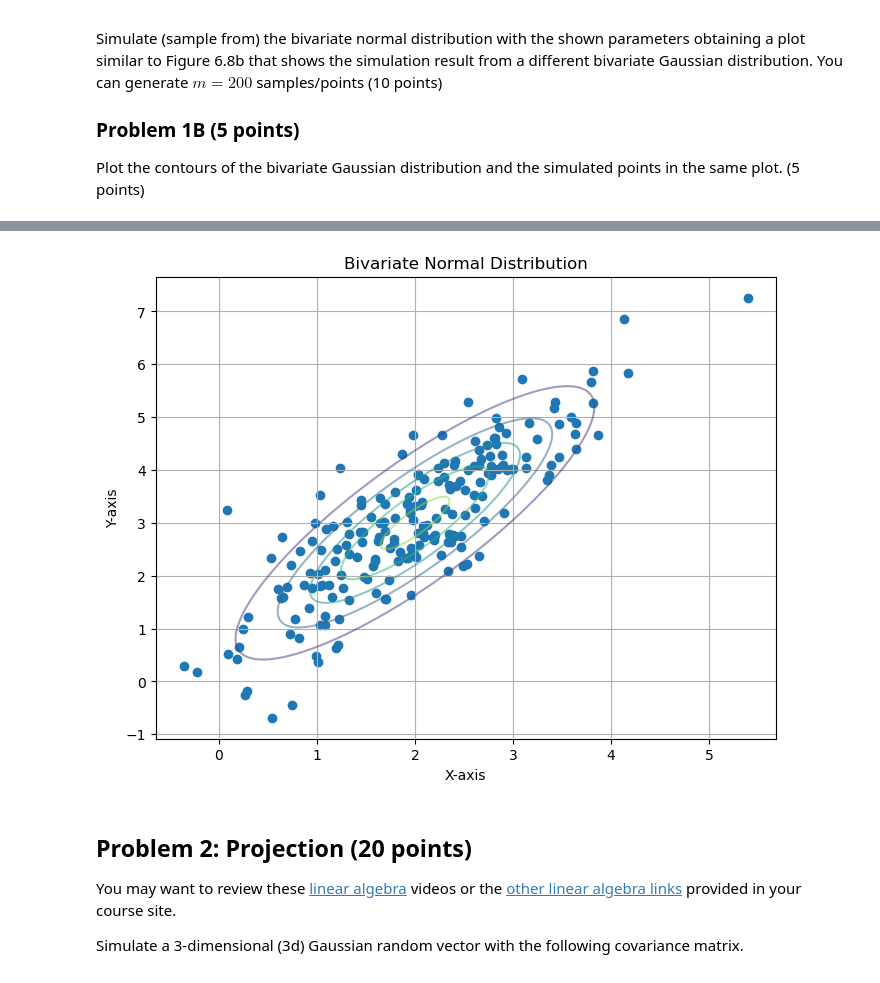
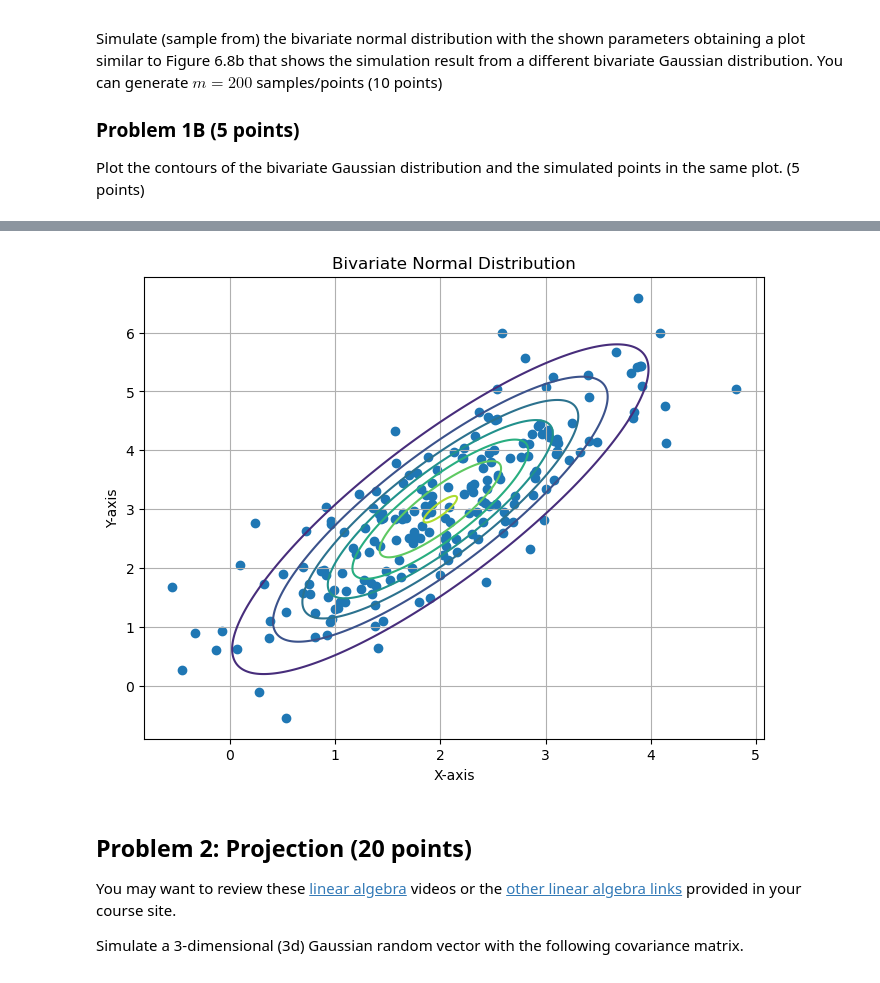
Before and after one commit to ae458/CS370, a Jupyter notebook: assignment-1/index.ipynb, the cells around one changed output, grey strips where cells are left out. Cells and saved outputs as stored; diff of their text form; code cells hidden in the pictures.

```diff
--- a/assignment-1/index.ipynb
+++ b/assignment-1/index.ipynb
@@ -38,29 +38,29 @@ plt.grid(True)
 # %%
 import numpy as np
 import matplotlib.pyplot as plt
-
+from scipy.stats import multivariate_normal
 
 mean = np.array([2, 3])
 covariance_matrix = np.array([[1, 1.2], [1.2, 2]])
 
-np.random.seed(42)
+np.random.seed(45)
 samples = np.random.multivariate_normal(mean, covariance_matrix, 200)
 
 plt.figure(figsize=(8, 6))
 
 x, y = np.mgrid[0:4:.01, 0:6:.01]
 pos = np.dstack((x, y))
 rv = multivariate_normal(mean, covariance_matrix)
-plt.contour(x, y, rv.pdf(pos), levels=5, cmap='viridis', alpha=0.5)
+plt.contour(x, y, rv.pdf(pos))
 
 plt.scatter(samples[:, 0], samples[:, 1])
 
 plt.title('Bivariate Normal Distribution')
 plt.xlabel('X-axis')
 plt.ylabel('Y-axis')
 plt.grid(True)
 # %% [output]
-[figure, old version]
+[figure, new version]
 # %% [markdown]
 ## Problem 2: Projection (20 points)
 
```
Also changed, not shown: parts of 1 cell of this notebook.
